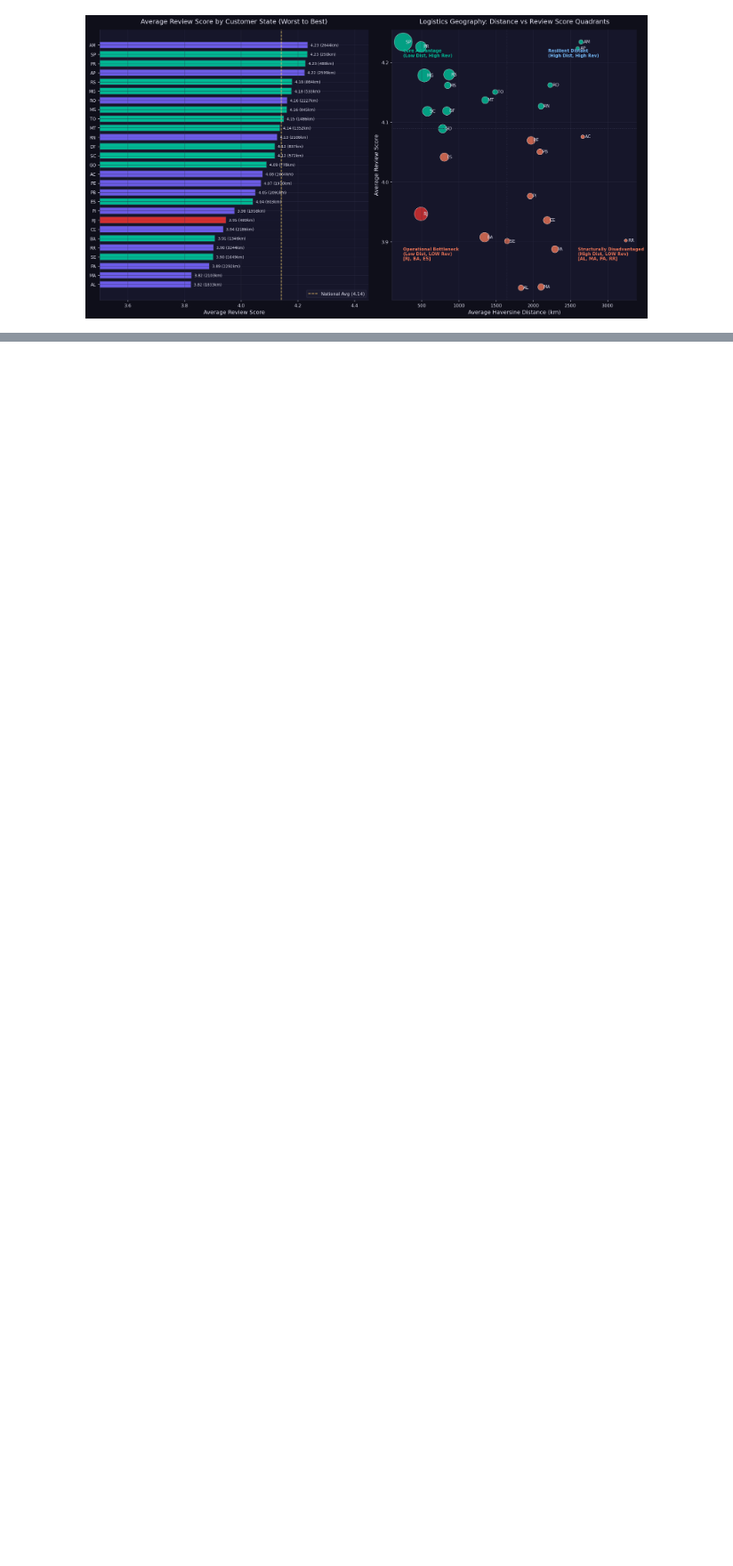
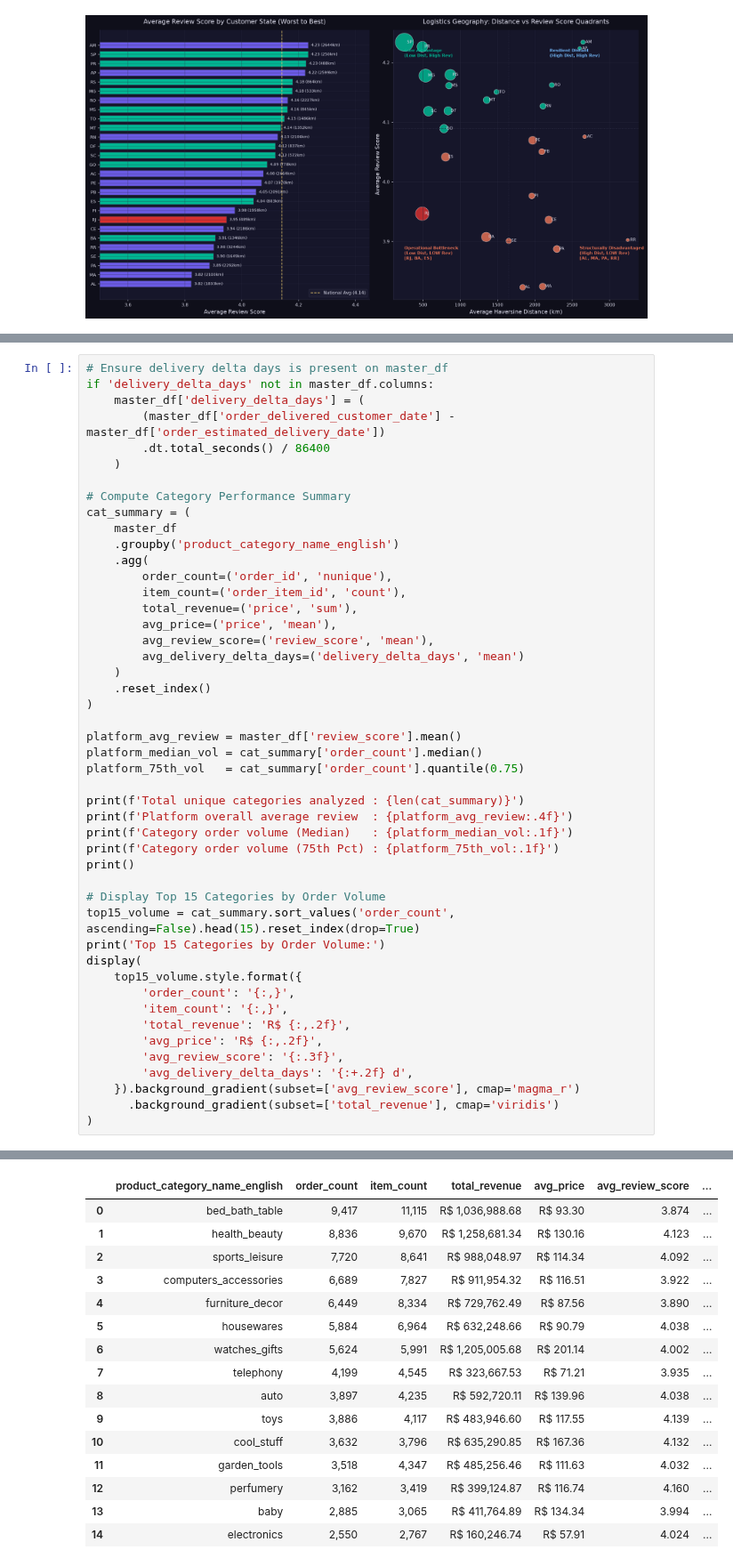
Before and after one commit to yuktac1011/Data_Analytics_Hackathon_2026, a Jupyter notebook: olist_analytics.ipynb, the cells around one changed output, grey strips where cells are left out. Shown at 89% size. Saved outputs shown, nothing was run; the diff lists cells and outputs as text; blank space fills up the shorter version.

```diff
--- a/olist_analytics.ipynb
+++ b/olist_analytics.ipynb
@@ -1763,0 +1778,48 @@ plt.show()
+# %%
+# Ensure delivery delta days is present on master_df
+if 'delivery_delta_days' not in master_df.columns:
+    master_df['delivery_delta_days'] = (
+        (master_df['order_delivered_customer_date'] - master_df['order_estimated_delivery_date'])
+        .dt.total_seconds() / 86400
+    )
+
+# Compute Category Performance Summary
+cat_summary = (
+    master_df
+    .groupby('product_category_name_english')
+    .agg(
+        order_count=('order_id', 'nunique'),
+        item_count=('order_item_id', 'count'),
+        total_revenue=('price', 'sum'),
+        avg_price=('price', 'mean'),
+        avg_review_score=('review_score', 'mean'),
+        avg_delivery_delta_days=('delivery_delta_days', 'mean')
+    )
+    .reset_index()
+)
+
+platform_avg_review = master_df['review_score'].mean()
+platform_median_vol = cat_summary['order_count'].median()
+platform_75th_vol   = cat_summary['order_count'].quantile(0.75)
+
+print(f'Total unique categories analyzed : {len(cat_summary)}')
+print(f'Platform overall average review  : {platform_avg_review:.4f}')
+print(f'Category order volume (Median)   : {platform_median_vol:.1f}')
+print(f'Category order volume (75th Pct) : {platform_75th_vol:.1f}')
+print()
+
+# Display Top 15 Categories by Order Volume
+top15_volume = cat_summary.sort_values('order_count', ascending=False).head(15).reset_index(drop=True)
+print('Top 15 Categories by Order Volume:')
+display(
+    top15_volume.style.format({
+        'order_count': '{:,}',
+        'item_count': '{:,}',
+        'total_revenue': 'R$ {:,.2f}',
+        'avg_price': 'R$ {:,.2f}',
+        'avg_review_score': '{:.3f}',
+        'avg_delivery_delta_days': '{:+.2f} d',
+    }).background_gradient(subset=['avg_review_score'], cmap='magma_r')
+      .background_gradient(subset=['total_revenue'], cmap='viridis')
+)
+# %% [output]
@@ -1763,0 +1832,16 @@ plt.show()
+|  | product_category_name_english | order_count | item_count | total_revenue | avg_price | avg_review_score | ... |
+| 0 | bed_bath_table | 9,417 | 11,115 | R$ 1,036,988.68 | R$ 93.30 | 3.874 | ... |
+| 1 | health_beauty | 8,836 | 9,670 | R$ 1,258,681.34 | R$ 130.16 | 4.123 | ... |
+| 2 | sports_leisure | 7,720 | 8,641 | R$ 988,048.97 | R$ 114.34 | 4.092 | ... |
+| 3 | computers_accessories | 6,689 | 7,827 | R$ 911,954.32 | R$ 116.51 | 3.922 | ... |
+| 4 | furniture_decor | 6,449 | 8,334 | R$ 729,762.49 | R$ 87.56 | 3.890 | ... |
+| 5 | housewares | 5,884 | 6,964 | R$ 632,248.66 | R$ 90.79 | 4.038 | ... |
+| 6 | watches_gifts | 5,624 | 5,991 | R$ 1,205,005.68 | R$ 201.14 | 4.002 | ... |
+| 7 | telephony | 4,199 | 4,545 | R$ 323,667.53 | R$ 71.21 | 3.935 | ... |
+| 8 | auto | 3,897 | 4,235 | R$ 592,720.11 | R$ 139.96 | 4.038 | ... |
+| 9 | toys | 3,886 | 4,117 | R$ 483,946.60 | R$ 117.55 | 4.139 | ... |
+| 10 | cool_stuff | 3,632 | 3,796 | R$ 635,290.85 | R$ 167.36 | 4.132 | ... |
+| 11 | garden_tools | 3,518 | 4,347 | R$ 485,256.46 | R$ 111.63 | 4.032 | ... |
+| 12 | perfumery | 3,162 | 3,419 | R$ 399,124.87 | R$ 116.74 | 4.160 | ... |
+| 13 | baby | 2,885 | 3,065 | R$ 411,764.89 | R$ 134.34 | 3.994 | ... |
+| 14 | electronics | 2,550 | 2,767 | R$ 160,246.74 | R$ 57.91 | 4.024 | ... |
```
Also changed, not shown: parts of 19 cells of this notebook.
